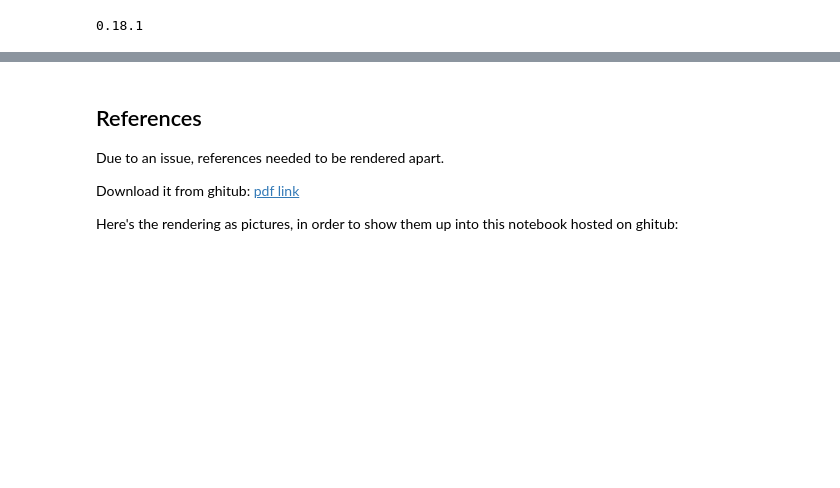
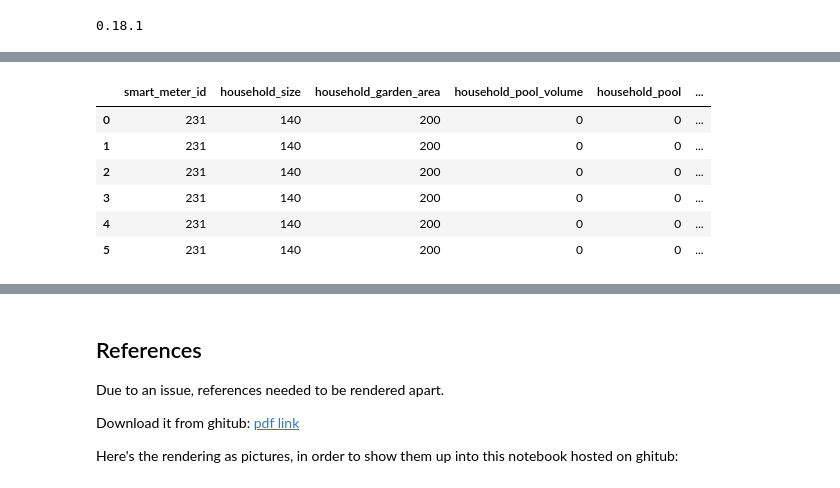
Before and after one commit to corradovaleri/smarth2o-anonymizer, a Jupyter notebook: smarth2o-anonymizer.ipynb, the cells around one changed output, grey strips where cells are left out. Saved outputs shown, nothing was run; the diff lists cells and outputs as text; code cells hidden in the pictures; blank space fills up the shorter version.

```diff
--- a/smarth2o-anonymizer.ipynb
+++ b/smarth2o-anonymizer.ipynb
@@ -167,0 +176,10 @@ with open('C:/Users/install/Documents/smarth2o_anonymized_mapping_meters.csv', "
+# %%
+PrettyPandas(df1.head(6))
+# %% [output]
+|  | smart_meter_id | household_size | household_garden_area | household_pool_volume | household_pool | ... |
+| 0 | 231 | 140 | 200 | 0 | 0 | ... |
+| 1 | 231 | 140 | 200 | 0 | 0 | ... |
+| 2 | 231 | 140 | 200 | 0 | 0 | ... |
+| 3 | 231 | 140 | 200 | 0 | 0 | ... |
+| 4 | 231 | 140 | 200 | 0 | 0 | ... |
+| 5 | 231 | 140 | 200 | 0 | 0 | ... |
```
Also changed, not shown: parts of 6 cells of this notebook.
